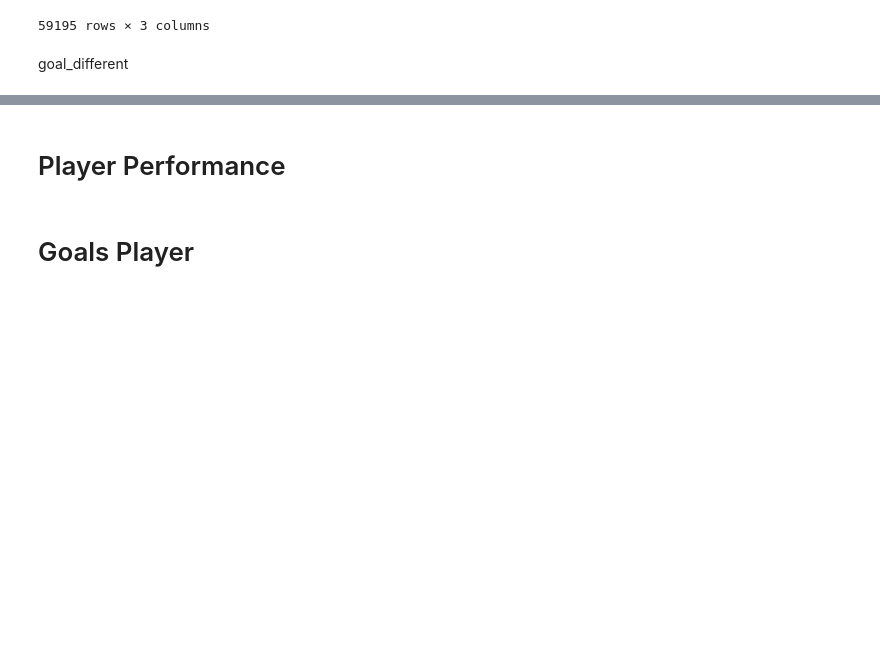
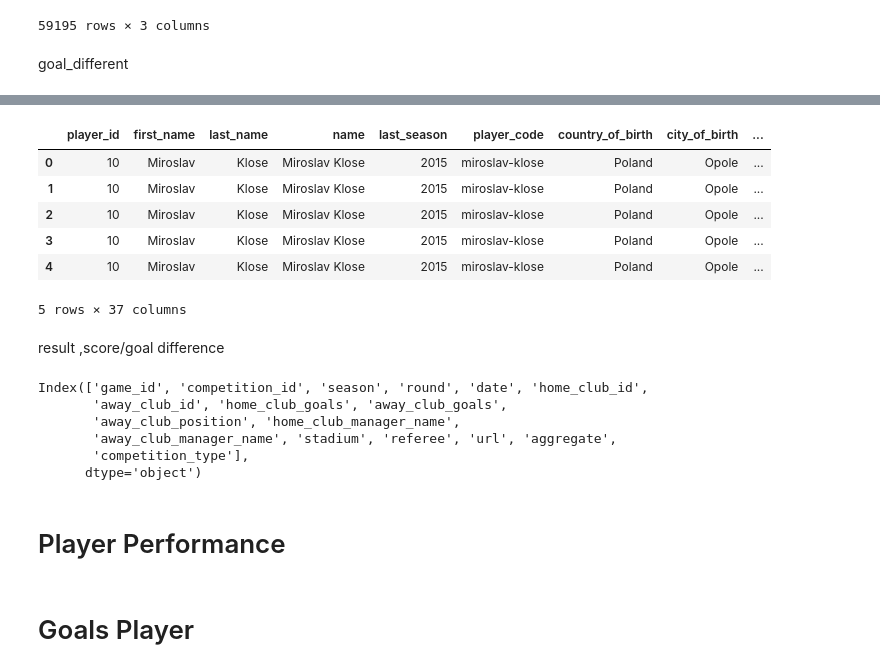
Before and after one commit to gaaf-noparuj/Football_player_valuation, a Jupyter notebook: mining project/main.ipynb, the cells around one changed output, grey strips where cells are left out. Saved outputs shown, nothing was run; the diff lists cells and outputs as text; code cells hidden in the pictures; blank space fills up the shorter version.

```diff
--- a/mining project/main.ipynb
+++ b/mining project/main.ipynb
@@ -1253,3 +1288,6 @@ print(top5_market_value_teams)
 4577        4.988600e+10
 # %% [markdown]
 Age Mean
+# %%
+Team_Layer.rename(columns={'date_of_birth_x': 'date_of_birth'}, inplace=True)
+print(Team_Layer.columns)
@@ -1372,0 +1526,8 @@ home_goal_different = games.groupby(['home_clubs_id'])
+# %%
+appearances_players['performance_score'] = (
+    appearances_players['z_goals_per_90'] * normalized_weights['z_goals_per_90'] +
+    appearances_players['z_assists_per_90'] * normalized_weights['z_assists_per_90'] +
+    appearances_players['z_minutes_played_per_90'] * normalized_weights['z_minutes_played_per_90'] +
+    appearances_players['z_yellow_card_per_90'] * normalized_weights['z_yellow_card_per_90'] +
+    appearances_players['z_red_card_per_90'] * normalized_weights['z_red_card_per_90']
+)
@@ -1372,0 +1543,39 @@ home_goal_different = games.groupby(['home_clubs_id'])
+# %%
+avg_perf_df = (
+    appearances_players
+    .groupby(['player_current_club_id', 'season_year'])['performance_score']
+    .mean()
+    .reset_index(name='avg_performance_score')
+)
+
+# Rename to match Team_Layer's club column
+avg_perf_df.rename(columns={'player_current_club_id': 'current_club_id'}, inplace=True)
+
+# Merge into Team_Layer
+Team_Layer = Team_Layer.merge(avg_perf_df, on=['current_club_id', 'season_year'], how='left')
+# %%
+# 1. Group by team and season, compute mean experience score
+avg_exp_df = (
+    appearances_players
+    .groupby(['player_current_club_id', 'season_year'])['experience_score']
+    .mean()
+    .reset_index(name='avg_experience_score')
+)
+
+# 2. Rename to match team layer structure
+avg_exp_df.rename(columns={'player_current_club_id': 'current_club_id'}, inplace=True)
+
+# 3. Merge into Team_Layer
+Team_Layer = Team_Layer.merge(avg_exp_df, on=['current_club_id', 'season_year'], how='left')
+# %%
+Team_Layer.head()
+# %% [output]
+|  | player_id | first_name | last_name | name | last_season | player_code | country_of_birth | city_of_birth | ... |
+| 0 | 10 | Miroslav | Klose | Miroslav Klose | 2015 | miroslav-klose | Poland | Opole | ... |
+| 1 | 10 | Miroslav | Klose | Miroslav Klose | 2015 | miroslav-klose | Poland | Opole | ... |
+| 2 | 10 | Miroslav | Klose | Miroslav Klose | 2015 | miroslav-klose | Poland | Opole | ... |
+| 3 | 10 | Miroslav | Klose | Miroslav Klose | 2015 | miroslav-klose | Poland | Opole | ... |
+| 4 | 10 | Miroslav | Klose | Miroslav Klose | 2015 | miroslav-klose | Poland | Opole | ... |
+5 rows × 37 columns
+# %% [markdown]
+result ,score/goal difference
@@ -1373,3 +1631,12 @@ home_goal_different = games.groupby(['home_clubs_id'])
+# %%
+games.columns
+# %% [output]
+Index(['game_id', 'competition_id', 'season', 'round', 'date', 'home_club_id',
+       'away_club_id', 'home_club_goals', 'away_club_goals',
+       'away_club_position', 'home_club_manager_name',
+       'away_club_manager_name', 'stadium', 'referee', 'url', 'aggregate',
+       'competition_type'],
+      dtype='object')
 # %% [markdown]
 # Player Performance
 # %%
```
Also changed, not shown: parts of 33 cells of this notebook, 1 other file.
